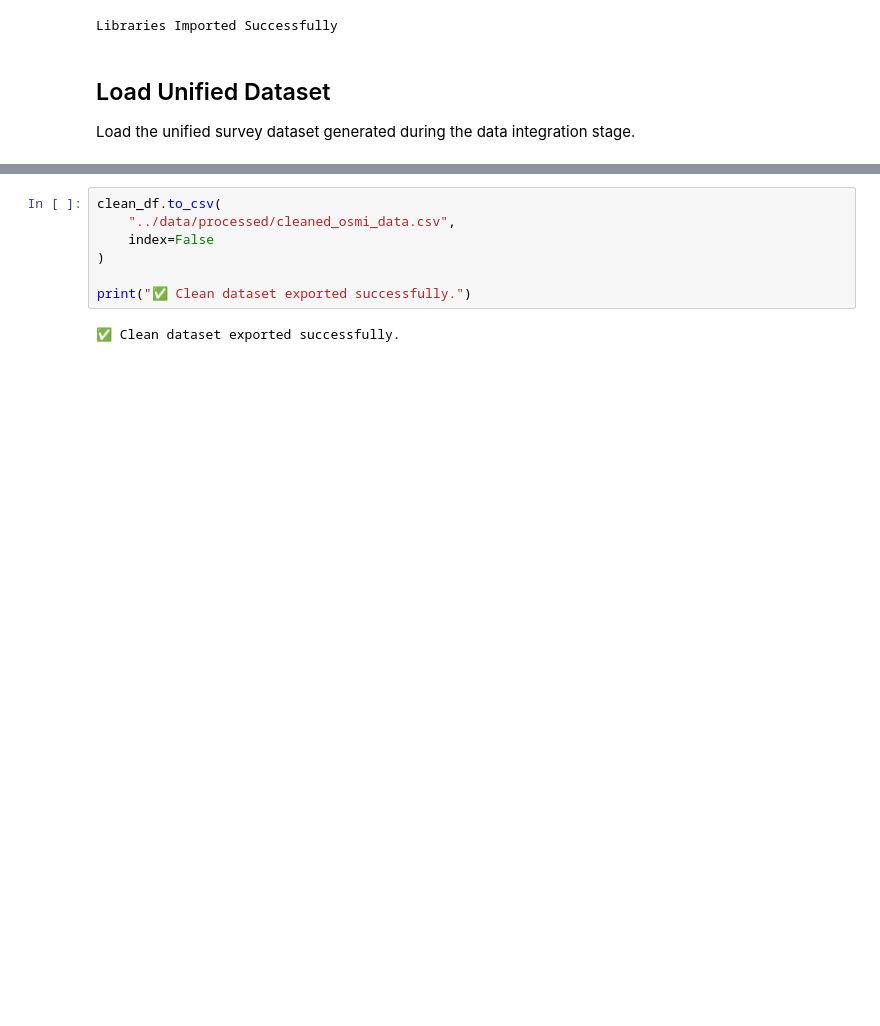
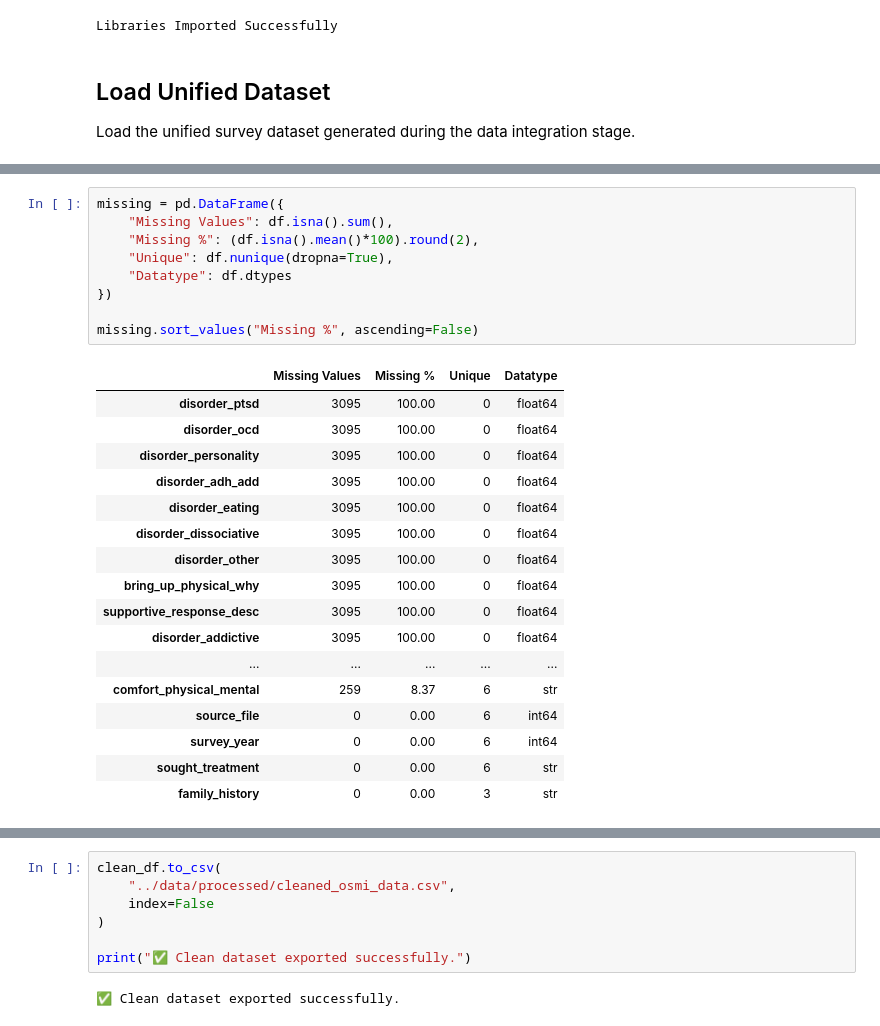
Before and after one commit to acelin009/MentalHealth-AI, a Jupyter notebook: notebooks/02_Data_Cleaning.ipynb, the cells around one changed output, grey strips where cells are left out. Cells and saved outputs as stored; diff of their text form; blank space fills up the shorter version.

```diff
--- a/notebooks/02_Data_Cleaning.ipynb
+++ b/notebooks/02_Data_Cleaning.ipynb
@@ -1040,0 +119,27 @@ No additional cleaning should be required after this point.
+# %%
+missing = pd.DataFrame({
+    "Missing Values": df.isna().sum(),
+    "Missing %": (df.isna().mean()*100).round(2),
+    "Unique": df.nunique(dropna=True),
+    "Datatype": df.dtypes
+})
+
+missing.sort_values("Missing %", ascending=False)
+# %% [output]
+|  | Missing Values | Missing % | Unique | Datatype |
+| disorder_ptsd | 3095 | 100.00 | 0 | float64 |
+| disorder_ocd | 3095 | 100.00 | 0 | float64 |
+| disorder_personality | 3095 | 100.00 | 0 | float64 |
+| disorder_adh_add | 3095 | 100.00 | 0 | float64 |
+| disorder_eating | 3095 | 100.00 | 0 | float64 |
+| disorder_dissociative | 3095 | 100.00 | 0 | float64 |
+| disorder_other | 3095 | 100.00 | 0 | float64 |
+| bring_up_physical_why | 3095 | 100.00 | 0 | float64 |
+| supportive_response_desc | 3095 | 100.00 | 0 | float64 |
+| disorder_addictive | 3095 | 100.00 | 0 | float64 |
+| ... | ... | ... | ... | ... |
+| comfort_physical_mental | 259 | 8.37 | 6 | str |
+| source_file | 0 | 0.00 | 6 | int64 |
+| survey_year | 0 | 0.00 | 6 | int64 |
+| sought_treatment | 0 | 0.00 | 6 | str |
+| family_history | 0 | 0.00 | 3 | str |
```
Also changed, not shown: parts of 87 cells of this notebook, 3 other files.
